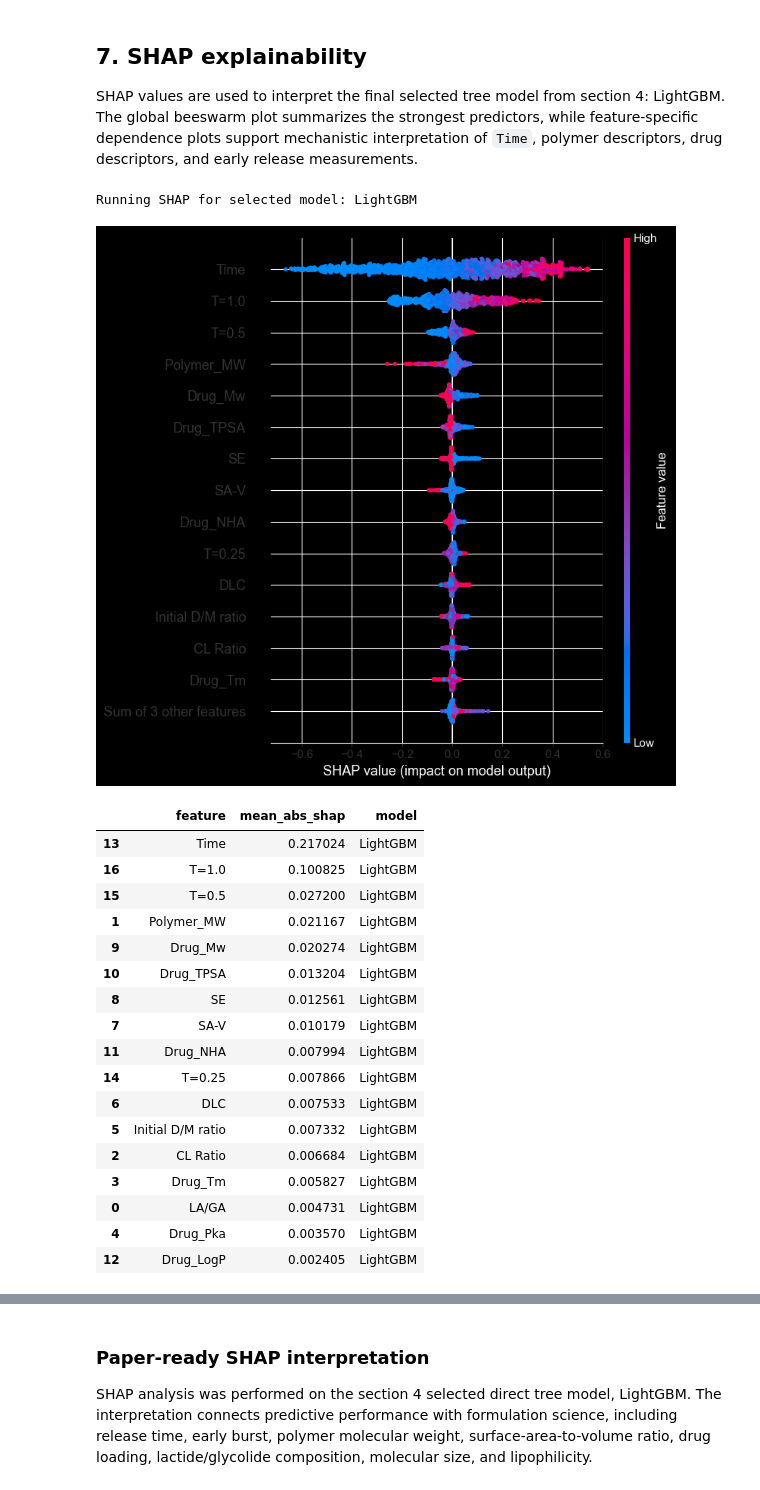
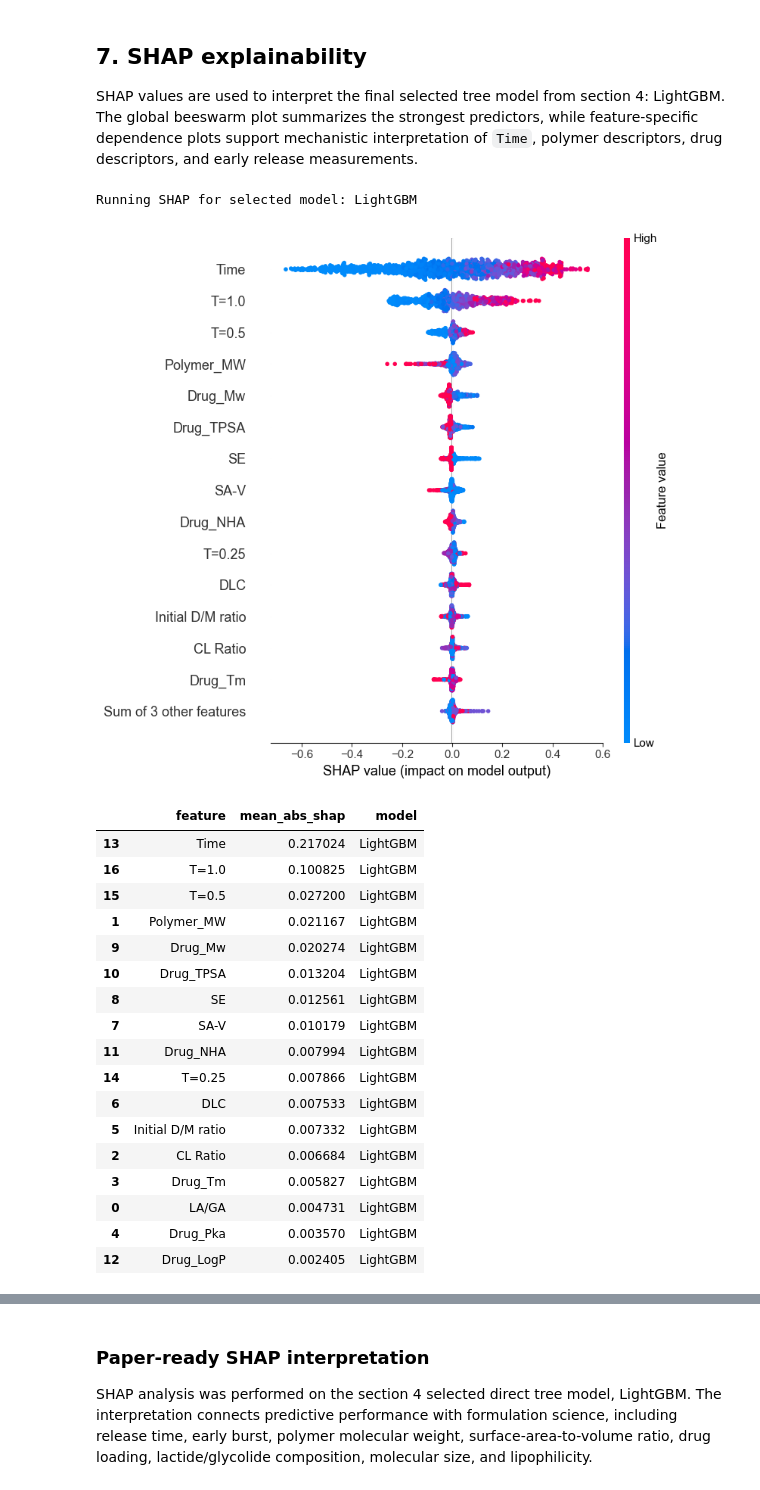
Before and after one commit to Helena94/adaprd, a Jupyter notebook: LAI_drug_release_project_notebook.ipynb, the cells around one changed output, grey strips where cells are left out. Saved outputs shown, nothing was run; the diff lists cells and outputs as text; code cells hidden in the pictures.

```diff
--- a/LAI_drug_release_project_notebook.ipynb
+++ b/LAI_drug_release_project_notebook.ipynb
@@ -63,6 +63,19 @@ os.makedirs(os.environ["MPLCONFIGDIR"], exist_ok=True)
 import numpy as np
 import pandas as pd
 import matplotlib.pyplot as plt
+
+# Force white plot backgrounds, including in dark-themed notebook viewers.
+plt.rcParams.update({
+    "figure.facecolor": "white",
+    "axes.facecolor": "white",
+    "savefig.facecolor": "white",
+    "savefig.edgecolor": "white",
+    "text.color": "black",
+    "axes.labelcolor": "black",
+    "axes.edgecolor": "black",
+    "xtick.color": "black",
+    "ytick.color": "black",
+})
 
 from scipy.optimize import curve_fit
 from scipy.stats import spearmanr
@@ -668,4 +703,7 @@ The Orange baseline is repeated and extended in Python using grouped validation.
 # %%
+OUTPUT_BMC=f'{OUTPUT_DIR}/baseline_model_comparison'
+os.makedirs(OUTPUT_BMC, exist_ok=True)
+
 def make_lgbm_regressor(n_estimators=700, learning_rate=0.025):
     return LGBMRegressor(
         n_estimators=n_estimators,
@@ -739,20 +777,14 @@ for name, model in models.items():
 baseline_results = pd.DataFrame(baseline_rows).sort_values("MAE_mean")
 display(baseline_results)
 
-candidate_direct_results = baseline_results[
-    baseline_results["model"].isin(["LightGBM", "CatBoost"])
-].copy()
-display(candidate_direct_results)
 
-selected_baseline_row = candidate_direct_results.sort_values("MAE_mean").iloc[0]
+selected_baseline_row = baseline_results.sort_values("MAE_mean").iloc[0]
 selected_direct_model_name = selected_baseline_row["model"]
 selected_direct_model_mae = selected_baseline_row["MAE_mean"]
 
 print("Direct model selected for sections 5 onward:", selected_direct_model_name)
-print("Selection rule: lower grouped-CV MAE_mean in the section 4 LightGBM/CatBoost comparison.")
 
-baseline_results.to_csv(os.path.join(OUTPUT_DIR, "baseline_groupcv_results.csv"), index=False)
-candidate_direct_results.to_csv(os.path.join(OUTPUT_DIR, "lightgbm_vs_catboost_groupcv_results.csv"), index=False)
+baseline_results.to_csv(os.path.join(OUTPUT_BMC, "baseline_groupcv_results.csv"), index=False)
 # %% [output]
 Evaluating: Ridge
 Evaluating: PLS
@@ -1074,32 +1112,34 @@ The selected direct model can be used as a continuous release-profile predictor
 SHAP values are used to interpret the final selected tree model from section 4: LightGBM. The global beeswarm plot summarizes the strongest predictors, while feature-specific dependence plots support mechanistic interpretation of `Time`, polymer descriptors, drug descriptors, and early release measurements.
 # %%
 import shap
+OUTPUT_SHAP=f'{OUTPUT_DIR}/shap_explainability'
+os.makedirs(OUTPUT_SHAP, exist_ok=True)
 
 # Use a sample for faster SHAP computation.
 X_shap = X_few.sample(min(1200, len(X_few)), random_state=RANDOM_STATE)
 
 print(f"Running SHAP for selected model: {selected_direct_model_name}")
 explainer = shap.TreeExplainer(best_direct_model)
 shap_values = explainer(X_shap)
 
 # Beeswarm plot
 shap.plots.beeswarm(shap_values, max_display=15, show=False)
 plt.tight_layout()
-plt.savefig(os.path.join(OUTPUT_DIR, "shap_beeswarm.png"), dpi=300, bbox_inches="tight")
+plt.savefig(os.path.join(OUTPUT_SHAP, "shap_beeswarm.png"), dpi=300, bbox_inches="tight")
 plt.show()
 
 # Save mean absolute SHAP importance
 shap_importance = pd.DataFrame({
     "feature": X_shap.columns,
     "mean_abs_shap": np.abs(shap_values.values).mean(axis=0),
     "model": selected_direct_model_name
 }).sort_values("mean_abs_shap", ascending=False)
 
 display(shap_importance)
-shap_importance.to_csv(os.path.join(OUTPUT_DIR, "shap_feature_importance.csv"), index=False)
+shap_importance.to_csv(os.path.join(OUTPUT_SHAP, "shap_feature_importance.csv"), index=False)
 # %% [output]
 Running SHAP for selected model: LightGBM
-[figure, old version]
+[figure, new version]
 |  | feature | mean_abs_shap | model |
 | 13 | Time | 0.217024 | LightGBM |
 | 16 | T=1.0 | 0.100825 | LightGBM |
```
Also changed, not shown: parts of 29 cells of this notebook, 1 other file.
